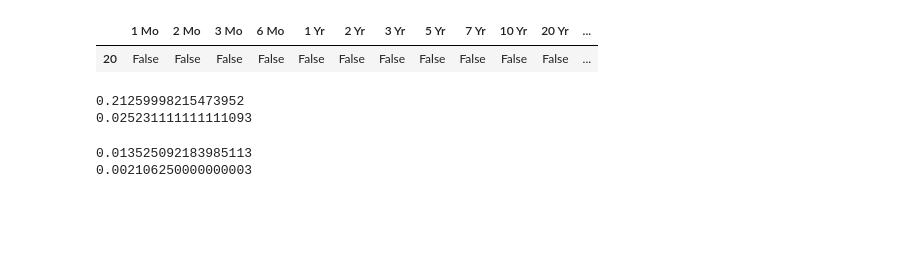
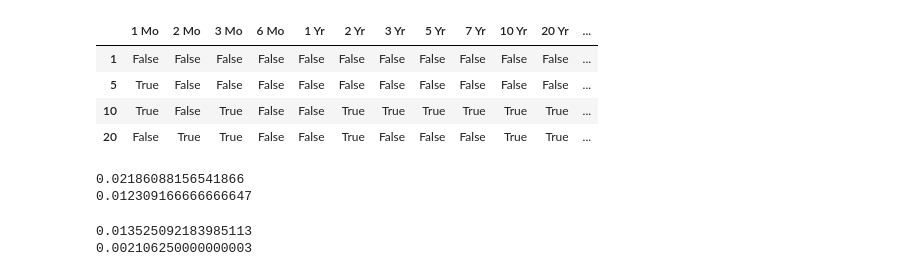
Before and after one commit to QuanPham19/functional-kan, a Jupyter notebook: phase_1/notebooks_treasury/treasury_eval.ipynb, the cells around one changed output. Saved outputs shown, nothing was run; the diff lists cells and outputs as text; code cells hidden in the pictures; blank space fills up the shorter version.

```diff
--- a/phase_1/notebooks_treasury/treasury_eval.ipynb
+++ b/phase_1/notebooks_treasury/treasury_eval.ipynb
@@ -31,45 +31,48 @@ kan_df.head()
 # %%
 cols = truth_df.columns
 mode = 'two-sided'
-cross_val_list = [20]
+cross_val_list = [1, 5, 10, 20]
 
 result = dict()
 for i in range(12):
     result[i] = list()
 
 for cross_val_window in cross_val_list:
     with open(f"pickle/dfs_{cross_val_window}_steps_ahead.pkl", "rb") as file:
         loaded_dataframes = pickle.load(file)
 
     # Extract individual DataFrames
     naive_df = loaded_dataframes["naive_df"]
     kan_df = loaded_dataframes["kan_df"]
     truth_df = loaded_dataframes["truth_df"]
 
     for i in range(12):
         y1 = kan_df.iloc[:, i].values
         y2 = naive_df.iloc[:, i].values
         y = truth_df.iloc[:, i].values
 
         # print(f'{cols[i]}: {dm_test(y, y1, y2, h=1, mode=mode)}')
         if mse(y1, y) < mse(y2, y):
             result[i].append(True)
         else:
             result[i].append(False)
 
 out = pd.DataFrame(result)
 out.columns = cols
 out.index = cross_val_list
 out
 # %% [output]
 |  | 1 Mo | 2 Mo | 3 Mo | 6 Mo | 1 Yr | 2 Yr | 3 Yr | 5 Yr | 7 Yr | 10 Yr | 20 Yr | ... |
-| 20 | False | False | False | False | False | False | False | False | False | False | False | ... |
+| 1 | False | False | False | False | False | False | False | False | False | False | False | ... |
+| 5 | True | False | False | False | False | False | False | False | False | False | False | ... |
+| 10 | True | False | True | False | False | True | True | True | True | True | True | ... |
+| 20 | False | True | True | False | False | True | False | False | False | True | True | ... |
 # %%
 print(mse(kan_df.values, truth_df.values))
 print(mse(naive_df.values, truth_df.values))
 # %% [output]
-0.21259998215473952
-0.025231111111111093
+0.02186088156541866
+0.012309166666666647
 # %%
 print(mse(kan_df.values, truth_df.values))
 print(mse(naive_df.values, truth_df.values))
```
Also changed, not shown: parts of 2 cells of this notebook, 6 other files.
